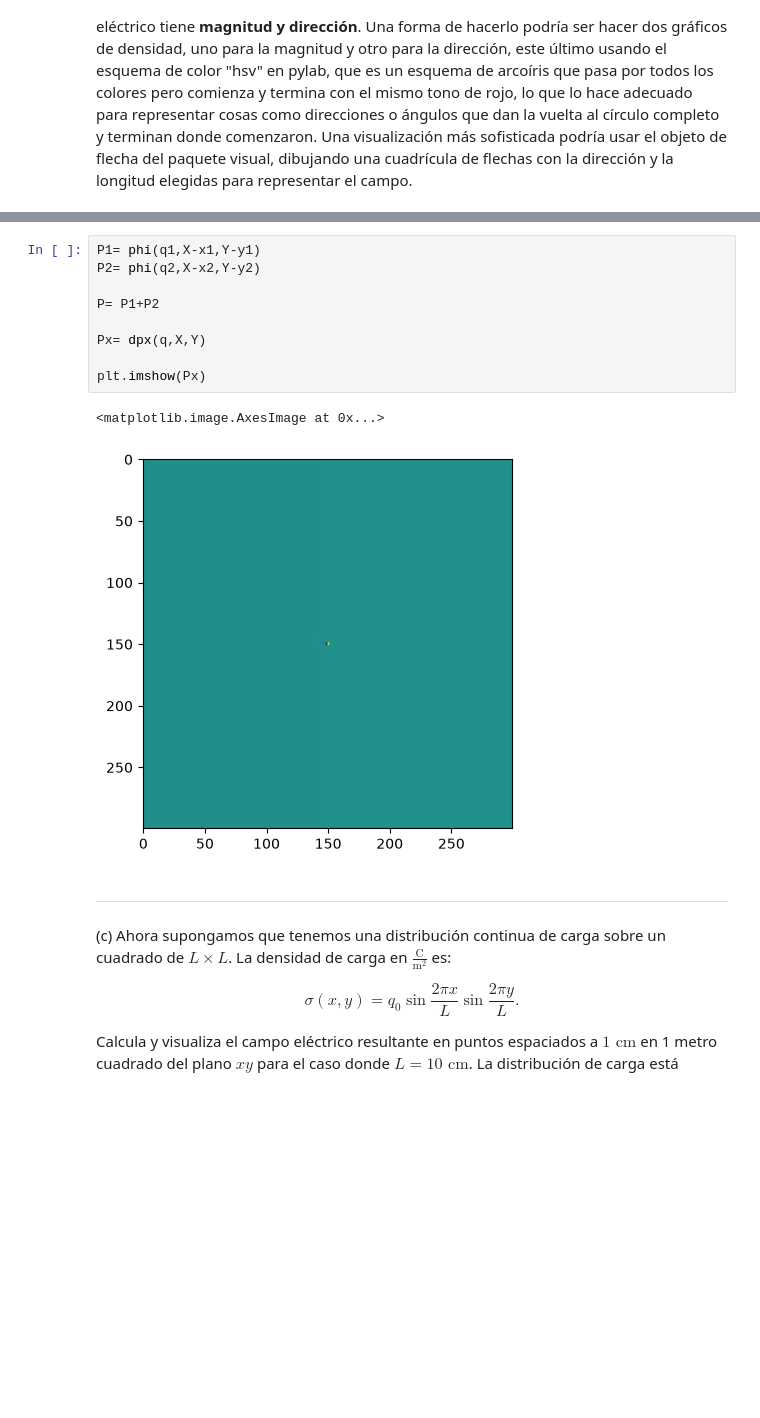
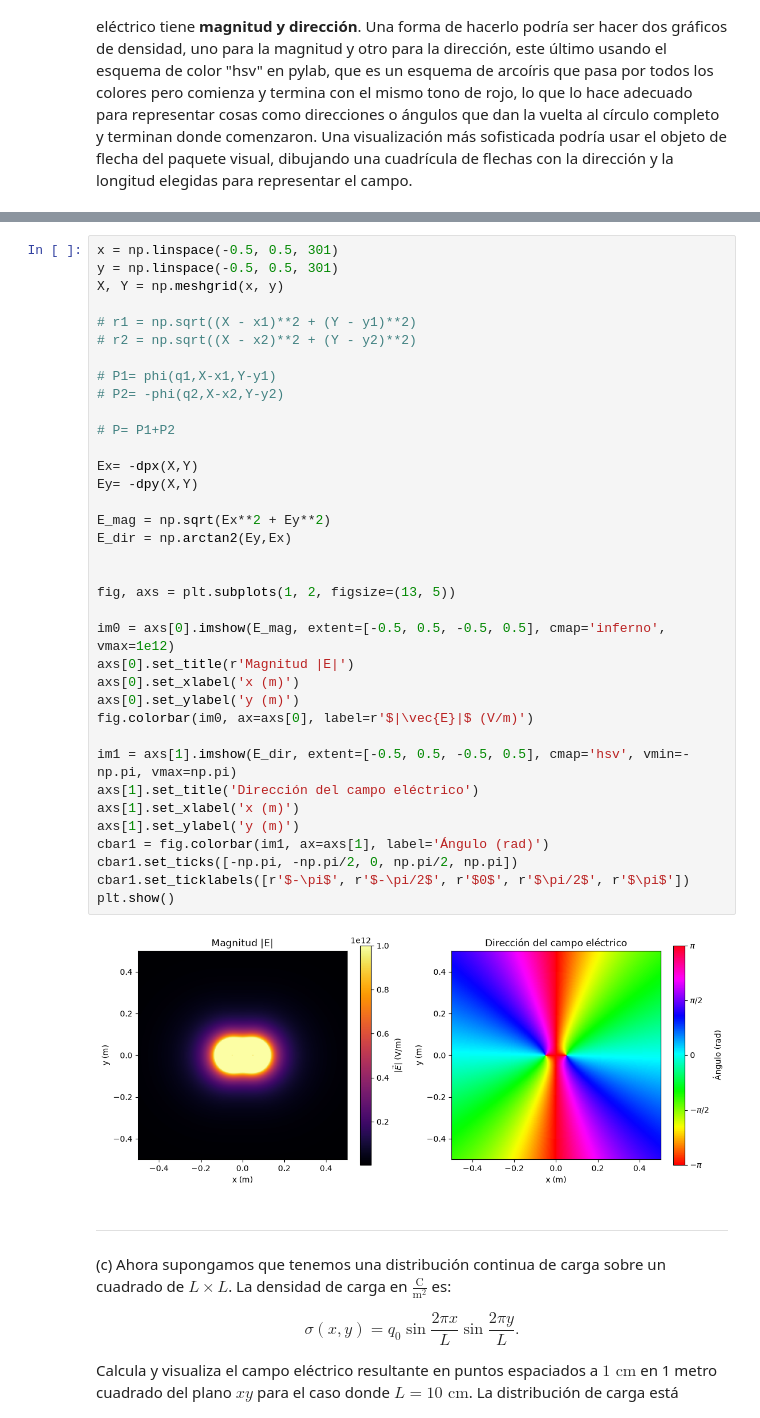
Before and after one commit to SebastianDhamar/RepositorioFisicaComp, a Jupyter notebook: Tareas-Practicas/TareaPractica5.ipynb, the cells around one changed output, grey strips where cells are left out. Cells and saved outputs as stored; diff of their text form; blank space fills up the shorter version.

```diff
--- a/Tareas-Practicas/TareaPractica5.ipynb
+++ b/Tareas-Practicas/TareaPractica5.ipynb
@@ -122,15 +136,41 @@ def dpy(q,x,y):
 # %%
-P1= phi(q1,X-x1,Y-y1)
-P2= phi(q2,X-x2,Y-y2)
+x = np.linspace(-0.5, 0.5, 301)
+y = np.linspace(-0.5, 0.5, 301)
+X, Y = np.meshgrid(x, y)
 
-P= P1+P2
+# r1 = np.sqrt((X - x1)**2 + (Y - y1)**2)
+# r2 = np.sqrt((X - x2)**2 + (Y - y2)**2)
 
-Px= dpx(q,X,Y)
+# P1= phi(q1,X-x1,Y-y1)
+# P2= -phi(q2,X-x2,Y-y2)
 
-plt.imshow(Px)
+# P= P1+P2
+
+Ex= -dpx(X,Y)
+Ey= -dpy(X,Y)
+
+E_mag = np.sqrt(Ex**2 + Ey**2)
+E_dir = np.arctan2(Ey,Ex)
+
+
+fig, axs = plt.subplots(1, 2, figsize=(13, 5))
+
+im0 = axs[0].imshow(E_mag, extent=[-0.5, 0.5, -0.5, 0.5], cmap='inferno', vmax=1e12)
+axs[0].set_title(r'Magnitud |E|')
+axs[0].set_xlabel('x (m)')
+axs[0].set_ylabel('y (m)')
+fig.colorbar(im0, ax=axs[0], label=r'$|\vec{E}|$ (V/m)')
+
+im1 = axs[1].imshow(E_dir, extent=[-0.5, 0.5, -0.5, 0.5], cmap='hsv', vmin=-np.pi, vmax=np.pi)
+axs[1].set_title('Dirección del campo eléctrico')
+axs[1].set_xlabel('x (m)')
+axs[1].set_ylabel('y (m)')
+cbar1 = fig.colorbar(im1, ax=axs[1], label='Ángulo (rad)')
+cbar1.set_ticks([-np.pi, -np.pi/2, 0, np.pi/2, np.pi])
+cbar1.set_ticklabels([r'$-\pi$', r'$-\pi/2$', r'$0$', r'$\pi/2$', r'$\pi$'])
+plt.show()
 # %% [output]
-<matplotlib.image.AxesImage at 0x...>
-[figure, old version]
+[figure, new version]
 # %% [markdown]
 ---
 (c) Ahora supongamos que tenemos una distribución continua de carga sobre un cuadrado de $L \times L$. La densidad de carga en $\frac{\text{C}}{\text{m}^2}$ es:
```
Also changed, not shown: parts of 13 cells of this notebook, 4 other files.
